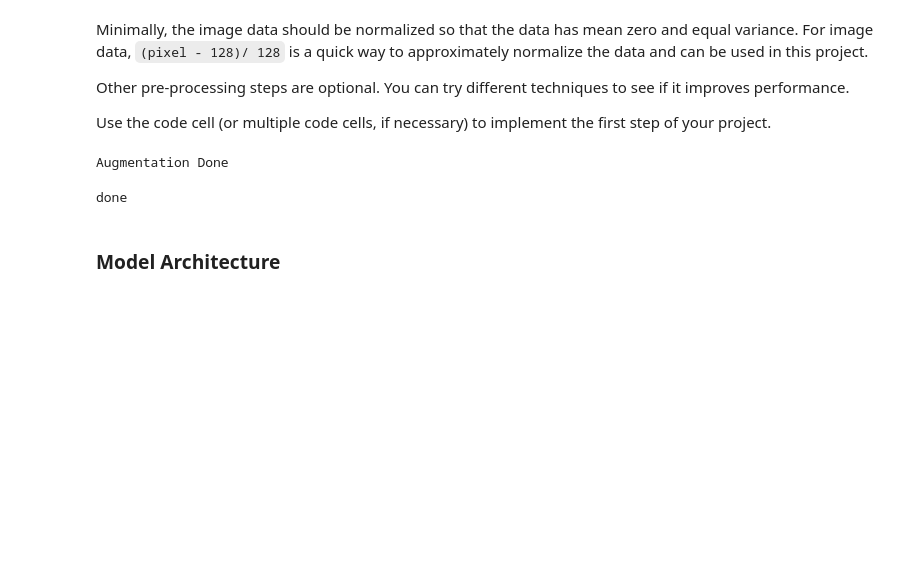
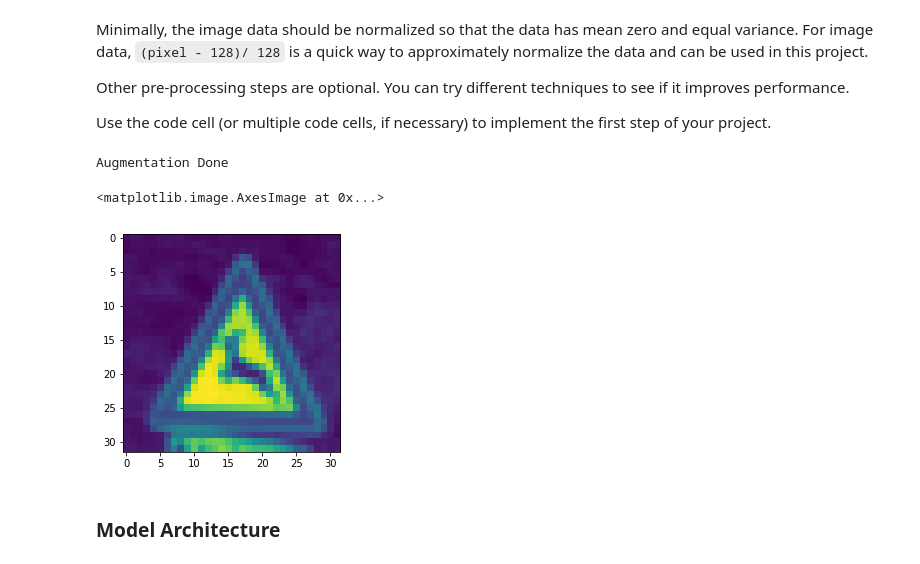
Before and after one commit to karthikbmk/SDCND, a Jupyter notebook: Traffic_Signs/Traffic_Sign_Classifier.ipynb, the cells around one changed output. Drawn from its saved outputs; the diff is of its cells as text; code cells hidden in the pictures; blank space fills up the shorter version.

```diff
--- a/Traffic_Signs/Traffic_Sign_Classifier.ipynb
+++ b/Traffic_Signs/Traffic_Sign_Classifier.ipynb
@@ -214,6 +216,7 @@ Augmentation Done
 X_train = np.average(X_train,axis=3).astype(float).reshape(-1,32,32, 1)
 X_test = np.average(X_test,axis=3).astype(float).reshape(-1,32,32, 1)
 X_valid = np.average(X_valid,axis=3).astype(float).reshape(-1,32,32, 1)
+
 
 #1 Mean Normalize
 train_mean = np.mean(X_train)
@@ -223,9 +226,11 @@ train_min = np.min(X_test)
 X_train =  X_train/128 #(X_train - train_mean)/ (train_max - train_min)
 X_test =  X_test/128 #(X_test - train_mean)/ (train_max - train_min)
 X_valid =  X_valid/128 #(X_valid - train_mean)/ (train_max - train_min)
-print ('done')
-# %% [output]
-done
+# %%
+plt.imshow(X_train[500].reshape((32,32)))
+# %% [output]
+<matplotlib.image.AxesImage at 0x...>
+[figure, added]
 # %% [markdown]
 ### Model Architecture
 # %%
```
Also changed, not shown: parts of 15 cells of this notebook.
